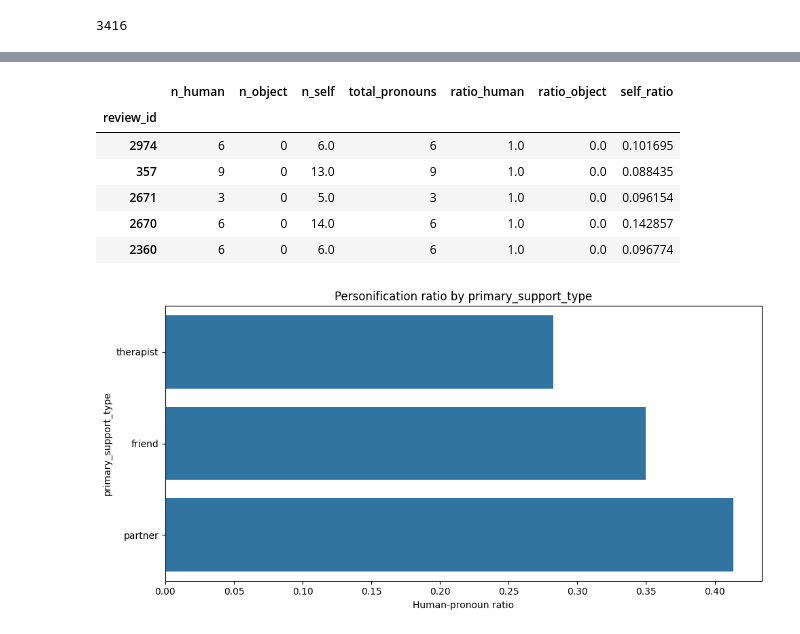
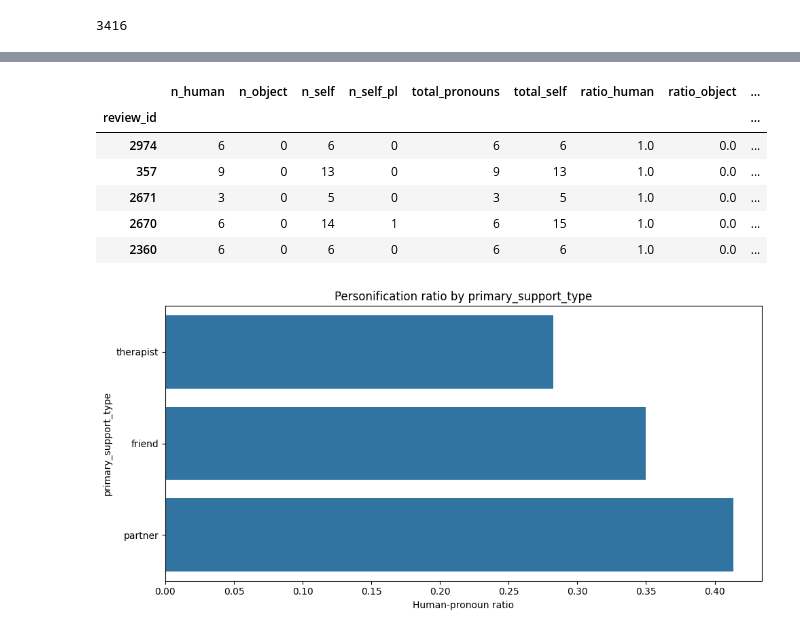
Before and after one commit to ankee07/SocKult25, a Jupyter notebook: Anne/pronoun_NER.ipynb, the cells around one changed output, grey strips where cells are left out. Saved outputs shown, nothing was run; the diff lists cells and outputs as text; code cells hidden in the pictures.

```diff
--- a/Anne/pronoun_NER.ipynb
+++ b/Anne/pronoun_NER.ipynb
@@ -90,32 +72,59 @@ df[['n_self', 'self_ratio']] = df['text'].astype(str).apply(self_stats)
+# %%
+# First person pronouns
+
+SELF_SG_PRONOUNS = {"i", "me", "my", "mine", "myself"}          # singular
+SELF_PL_PRONOUNS = {"we", "us", "our", "ours", "ourselves"}     # plural
+
+# Count
+self_sg_pat = re.compile(r'\b(?:' + '|'.join(SELF_SG_PRONOUNS) + r')\b', re.I)
+self_pl_pat = re.compile(r'\b(?:' + '|'.join(SELF_PL_PRONOUNS) + r')\b', re.I)
+
+df['n_self']    = df['text'].apply(lambda t: len(self_sg_pat.findall(t)))   # singular
+df['n_self_pl'] = df['text'].apply(lambda t: len(self_pl_pat.findall(t)))   # plural
+
+wc = df['word_count'].replace(0, np.nan)          # avoid division by zero
+df['self_ratio_sg']   = df['n_self']    / wc      # share of singular pronouns
+df['self_ratio_pl']   = df['n_self_pl'] / wc      # share of plural   pronouns
+df['first_person_ratio'] = (df['n_self'] + df['n_self_pl']) / wc  # combined share
 # %%
-# Aggregate (per support group)
-
+# Aggregate (per review)
 
 group_stats = (
-    df.groupby('review_id')[['n_human', 'n_object', 'n_self']]
+    df.groupby('review_id', as_index=True)
+      [['n_human', 'n_object', 'n_self', 'n_self_pl', 'word_count']]
       .sum()
       .assign(
+          # Totals
           total_pronouns = lambda d: d['n_human'] + d['n_object'],
-          ratio_human    = lambda d: d['n_human'] / d['total_pronouns'].replace(0, np.nan),
-          ratio_object   = lambda d: d['n_object'] / d['total_pronouns'].replace(0, np.nan),
-          self_ratio     = lambda d: d['n_self']   / df.loc[d.index, 'word_count']  # optional
+          total_self     = lambda d: d['n_self']  + d['n_self_pl'],
+
+          #  Anthropomorphism ratios
+          ratio_human  = lambda d: d['n_human']  / d['total_pronouns'].replace(0, np.nan),
+          ratio_object = lambda d: d['n_object'] / d['total_pronouns'].replace(0, np.nan),
+
+          #  First-person ratios
+          self_ratio_sg      = lambda d: d['n_self']      / d['word_count'].replace(0, np.nan),
+          self_ratio_pl      = lambda d: d['n_self_pl']   / d['word_count'].replace(0, np.nan),
+          first_person_ratio = lambda d: d['total_self']  / d['word_count'].replace(0, np.nan),
       )
+      .drop(columns='word_count')
       .sort_values('ratio_human', ascending=False)
 )
 
-group_stats.head()
+display(group_stats.head())
+
 
 # Note to self:
 ##ratio_human > 0.5 → more person-like references
 ##ratio_human ≈ 0 → mainly “it/its”
 # %% [output]
-|  | n_human | n_object | n_self | total_pronouns | ratio_human | ratio_object | self_ratio |
-| review_id |  |  |  |  |  |  |  |
-| 2974 | 6 | 0 | 6.0 | 6 | 1.0 | 0.0 | 0.101695 |
-| 357 | 9 | 0 | 13.0 | 9 | 1.0 | 0.0 | 0.088435 |
-| 2671 | 3 | 0 | 5.0 | 3 | 1.0 | 0.0 | 0.096154 |
-| 2670 | 6 | 0 | 14.0 | 6 | 1.0 | 0.0 | 0.142857 |
-| 2360 | 6 | 0 | 6.0 | 6 | 1.0 | 0.0 | 0.096774 |
+|  | n_human | n_object | n_self | n_self_pl | total_pronouns | total_self | ratio_human | ratio_object | ... |
+| review_id |  |  |  |  |  |  |  |  | ... |
+| 2974 | 6 | 0 | 6 | 0 | 6 | 6 | 1.0 | 0.0 | ... |
+| 357 | 9 | 0 | 13 | 0 | 9 | 13 | 1.0 | 0.0 | ... |
+| 2671 | 3 | 0 | 5 | 0 | 3 | 5 | 1.0 | 0.0 | ... |
+| 2670 | 6 | 0 | 14 | 1 | 6 | 15 | 1.0 | 0.0 | ... |
+| 2360 | 6 | 0 | 6 | 0 | 6 | 6 | 1.0 | 0.0 | ... |
 # %%
 #Visual for anthro-pronouns
 
```
Also changed, not shown: parts of 8 cells of this notebook.
